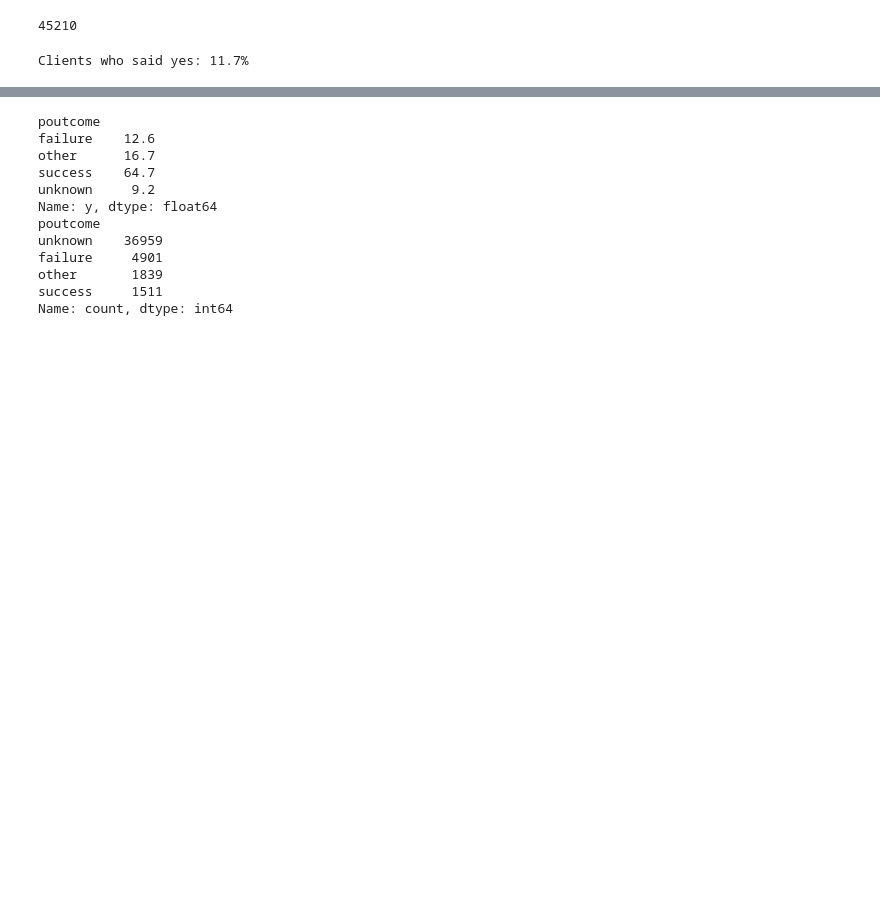
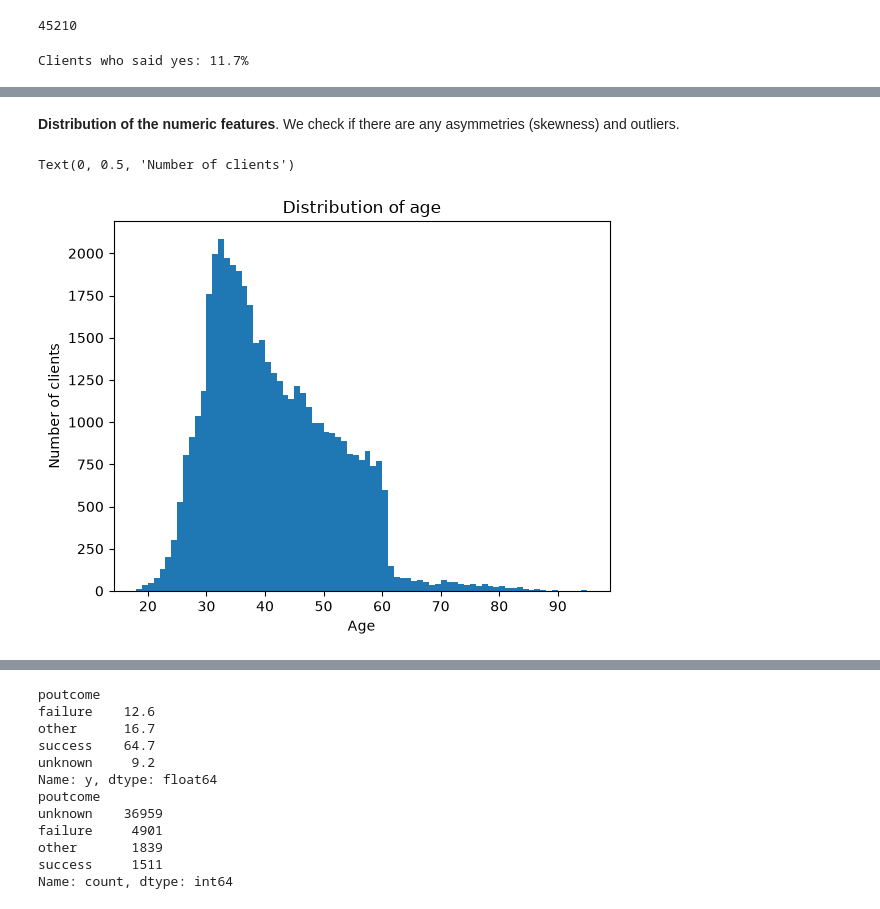
Before and after one commit to nicholas-dumas/ai_mlops_hands_on_exercise, a Jupyter notebook: notebooks/eda.ipynb, the cells around one changed output, grey strips where cells are left out. Cells and saved outputs as stored; diff of their text form; code cells hidden in the pictures; blank space fills up the shorter version.

```diff
--- a/notebooks/eda.ipynb
+++ b/notebooks/eda.ipynb
@@ -182,0 +188,9 @@ Clients who said yes: 11.7%
+# %% [markdown]
+**Distribution of the numeric features**. We check if there are any asymmetries (skewness) and outliers.
+# %%
+ax = clean["age"].plot(kind="hist", bins=range(18,96), title="Distribution of age")
+ax.set_xlabel("Age")
+ax.set_ylabel("Number of clients")
+# %% [output]
+Text(0, 0.5, 'Number of clients')
+[figure, added]
```
Also changed, not shown: parts of 29 cells of this notebook.
